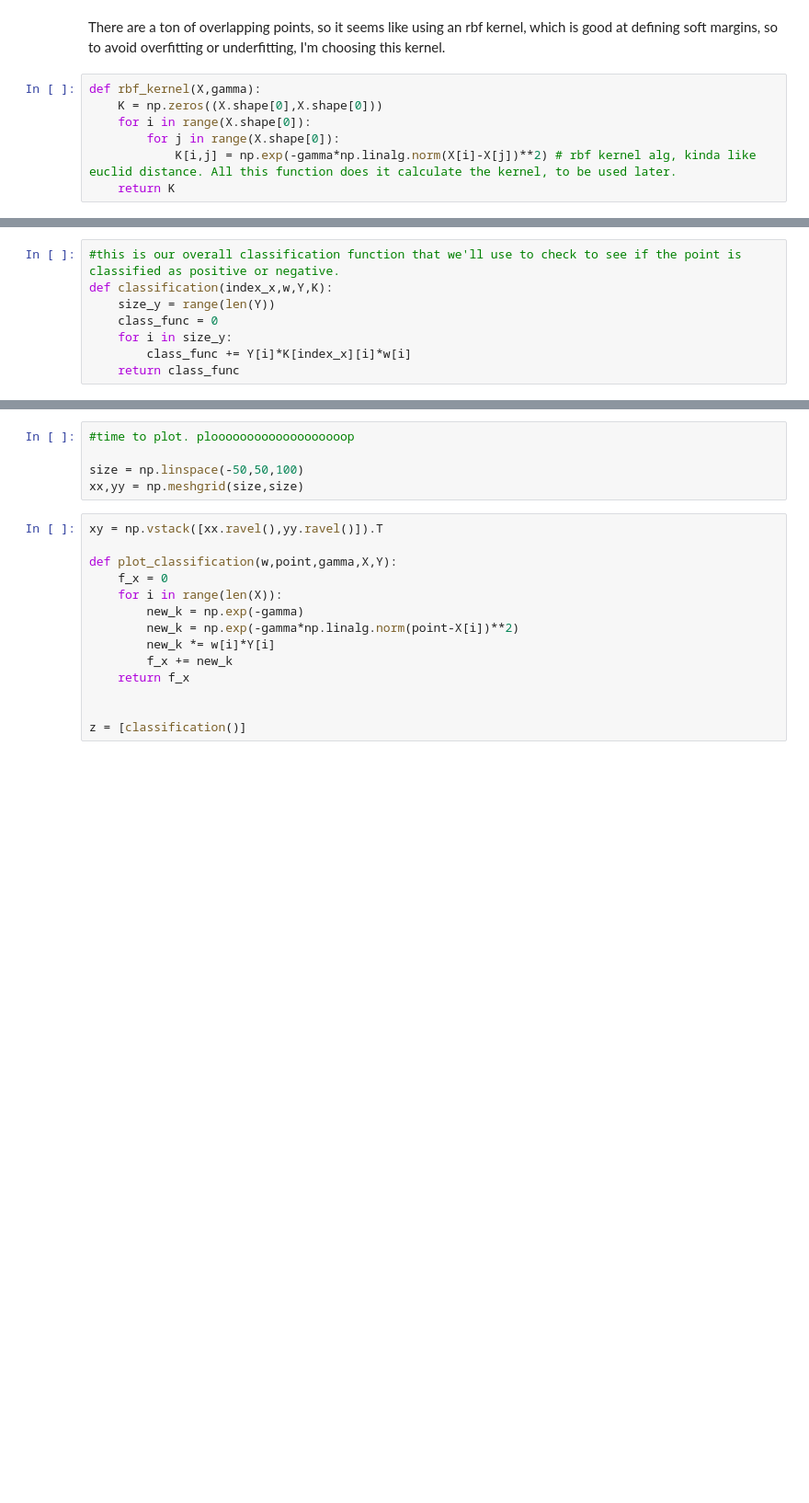
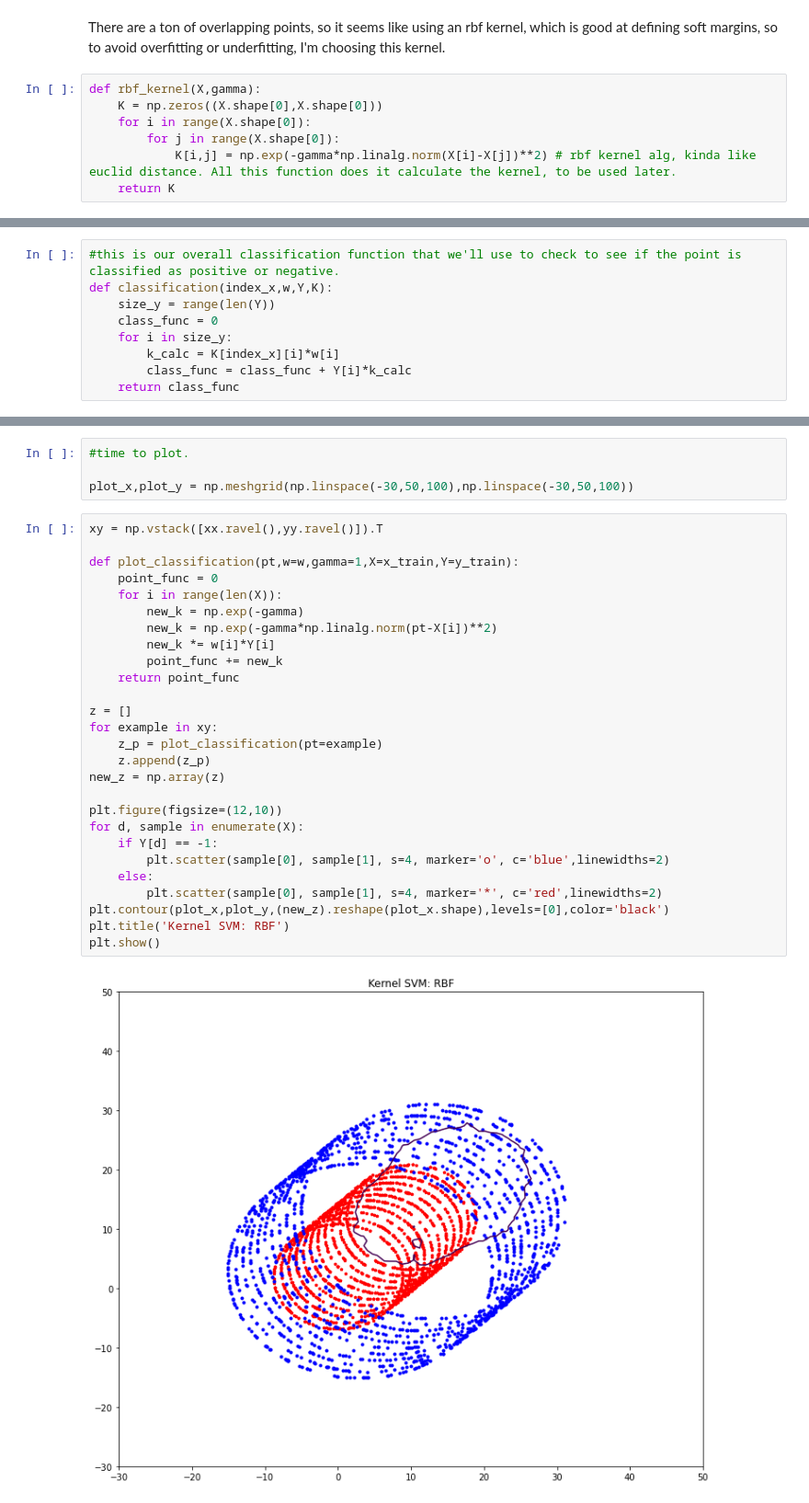
Before and after one commit to lvbenson/MachineLearning, a Jupyter notebook: Assignment3/Homework3.ipynb, the cells around one changed output, grey strips where cells are left out. Shown at 92% size. Drawn from its saved outputs; the diff is of its cells as text; blank space fills up the shorter version.

```diff
--- a/Assignment3/Homework3.ipynb
+++ b/Assignment3/Homework3.ipynb
@@ -104,7 +252,8 @@ def classification(index_x,w,Y,K):
     size_y = range(len(Y))
     class_func = 0
     for i in size_y:
-        class_func += Y[i]*K[index_x][i]*w[i]
+        k_calc = K[index_x][i]*w[i]
+        class_func = class_func + Y[i]*k_calc
     return class_func
 # %%
 def SVM(X,Y,K,epochs=30,learn_rate=1,reg_term=1,C=1,Gamma=1):
@@ -173,19 +324,33 @@ Our training and testing data perform almost identically, which is great! The cl
 # %%
-#time to plot. plooooooooooooooooooop
+#time to plot.
 
-size = np.linspace(-50,50,100)
-xx,yy = np.meshgrid(size,size)
+plot_x,plot_y = np.meshgrid(np.linspace(-30,50,100),np.linspace(-30,50,100))
 # %%
 xy = np.vstack([xx.ravel(),yy.ravel()]).T
 
-def plot_classification(w,point,gamma,X,Y):
-    f_x = 0
+def plot_classification(pt,w=w,gamma=1,X=x_train,Y=y_train):
+    point_func = 0
     for i in range(len(X)):
         new_k = np.exp(-gamma)
-        new_k = np.exp(-gamma*np.linalg.norm(point-X[i])**2)
+        new_k = np.exp(-gamma*np.linalg.norm(pt-X[i])**2)
         new_k *= w[i]*Y[i]
-        f_x += new_k
-    return f_x
+        point_func += new_k
+    return point_func
 
+z = []
+for example in xy:
+    z_p = plot_classification(pt=example)
+    z.append(z_p)
+new_z = np.array(z)
 
-z = [classification()]
+plt.figure(figsize=(12,10))
+for d, sample in enumerate(X):
+    if Y[d] == -1:
+        plt.scatter(sample[0], sample[1], s=4, marker='o', c='blue',linewidths=2)
+    else:
+        plt.scatter(sample[0], sample[1], s=4, marker='*', c='red',linewidths=2)
+plt.contour(plot_x,plot_y,(new_z).reshape(plot_x.shape),levels=[0],color='black')
+plt.title('Kernel SVM: RBF')
+plt.show()
+# %% [output]
+[figure, added]
```
Also changed, not shown: parts of 37 cells of this notebook, 5 other files.
